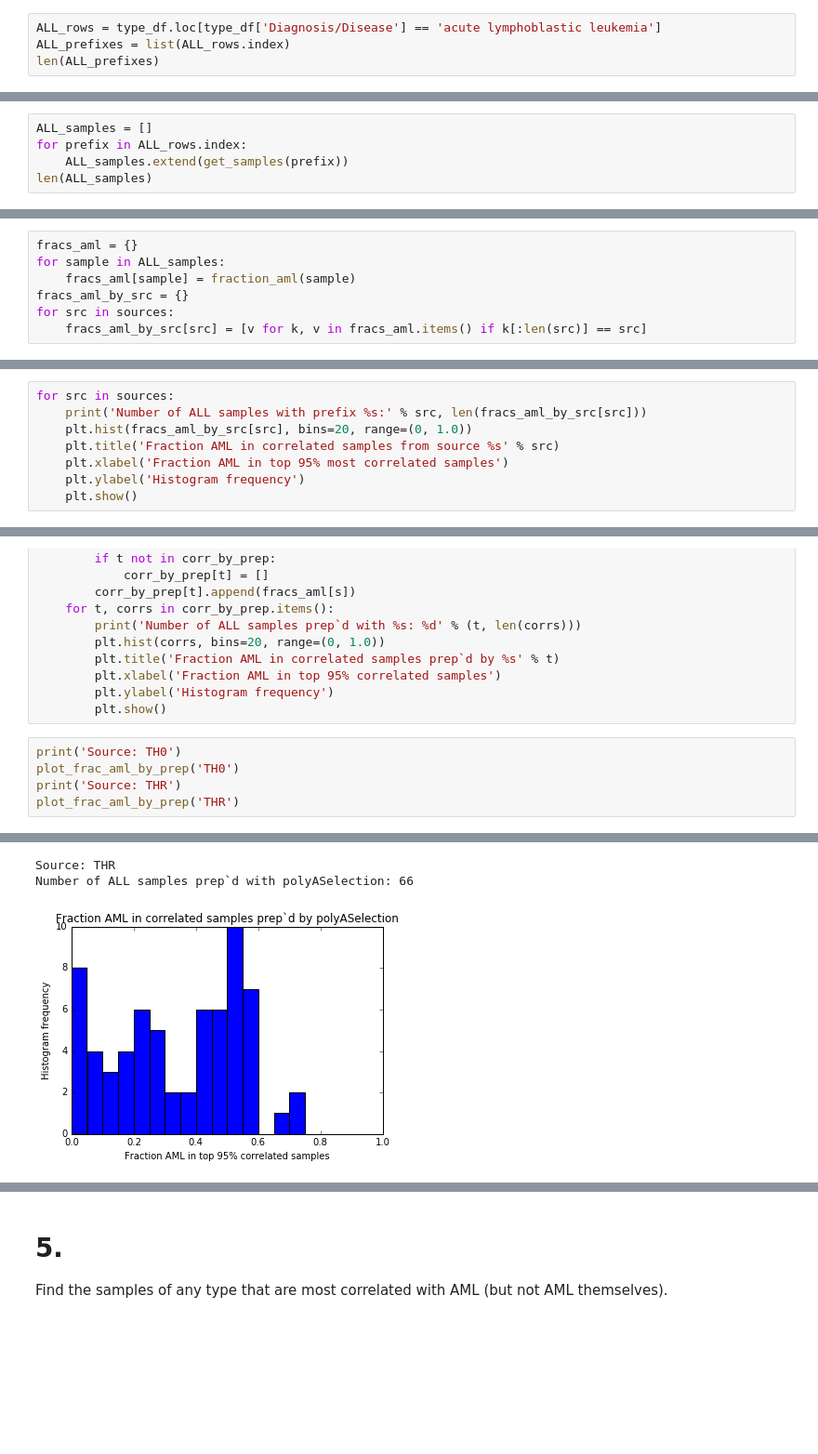
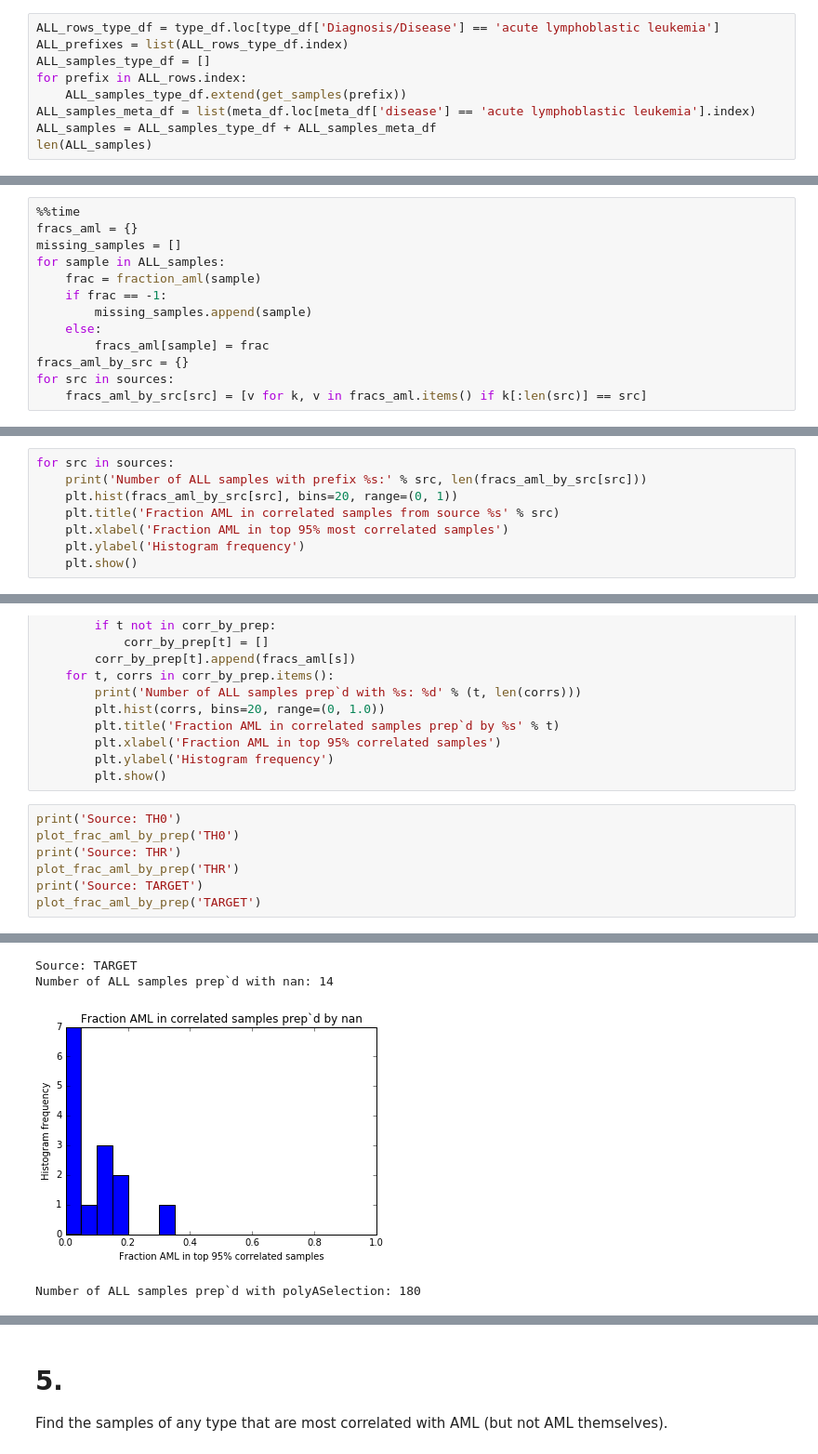
Before and after one commit to KellerJordan/TURG-Research, a Jupyter notebook: Data-Analysis.ipynb, the cells around one changed output, grey strips where cells are left out. Shown at 93% size. Cells and saved outputs as stored; diff of their text form; blank space fills up the shorter version.

```diff
--- a/Data-Analysis.ipynb
+++ b/Data-Analysis.ipynb
@@ -220,7 +193,12 @@ How correlated are other ALL samples with AML? Specifically, what impact does Ri
 
 This section is the only one where preparation type matters, as in every other case I search only in the correlation matrix which contains only PolyA-prepared samples.
 # %%
-ALL_rows = type_df.loc[type_df['Diagnosis/Disease'] == 'acute lymphoblastic leukemia']
-ALL_prefixes = list(ALL_rows.index)
-len(ALL_prefixes)
+ALL_rows_type_df = type_df.loc[type_df['Diagnosis/Disease'] == 'acute lymphoblastic leukemia']
+ALL_prefixes = list(ALL_rows_type_df.index)
+ALL_samples_type_df = []
+for prefix in ALL_rows.index:
+    ALL_samples_type_df.extend(get_samples(prefix))
+ALL_samples_meta_df = list(meta_df.loc[meta_df['disease'] == 'acute lymphoblastic leukemia'].index)
+ALL_samples = ALL_samples_type_df + ALL_samples_meta_df
+len(ALL_samples)
 # %% [output]
@@ -228,5 +205,0 @@ len(ALL_prefixes)
-# %%
-ALL_samples = []
-for prefix in ALL_rows.index:
-    ALL_samples.extend(get_samples(prefix))
-len(ALL_samples)
@@ -237,7 +210,13 @@ sources = ['THR', 'TH0', 'TARGET']
 # %%
+%%time
 fracs_aml = {}
+missing_samples = []
 for sample in ALL_samples:
-    fracs_aml[sample] = fraction_aml(sample)
+    frac = fraction_aml(sample)
+    if frac == -1:
+        missing_samples.append(sample)
+    else:
+        fracs_aml[sample] = frac
 fracs_aml_by_src = {}
 for src in sources:
     fracs_aml_by_src[src] = [v for k, v in fracs_aml.items() if k[:len(src)] == src]
@@ -244,7 +228,7 @@ for src in sources:
 # %%
 for src in sources:
     print('Number of ALL samples with prefix %s:' % src, len(fracs_aml_by_src[src]))
-    plt.hist(fracs_aml_by_src[src], bins=20, range=(0, 1.0))
+    plt.hist(fracs_aml_by_src[src], bins=20, range=(0, 1))
     plt.title('Fraction AML in correlated samples from source %s' % src)
     plt.xlabel('Fraction AML in top 95% most correlated samples')
     plt.ylabel('Histogram frequency')
@@ -344,5 +327,7 @@ print('Source: TH0')
 plot_frac_aml_by_prep('TH0')
 print('Source: THR')
 plot_frac_aml_by_prep('THR')
+print('Source: TARGET')
+plot_frac_aml_by_prep('TARGET')
 # %% [output]
 Source: TH0
@@ -357,3 +343,4 @@ Number of ALL samples prep`d with unknown: 6
-Source: THR
-Number of ALL samples prep`d with polyASelection: 66
+Source: TARGET
+Number of ALL samples prep`d with nan: 14
-[figure, old version]
+[figure, new version]
+Number of ALL samples prep`d with polyASelection: 180
```
Also changed, not shown: parts of 17 cells of this notebook, 1 other file.
